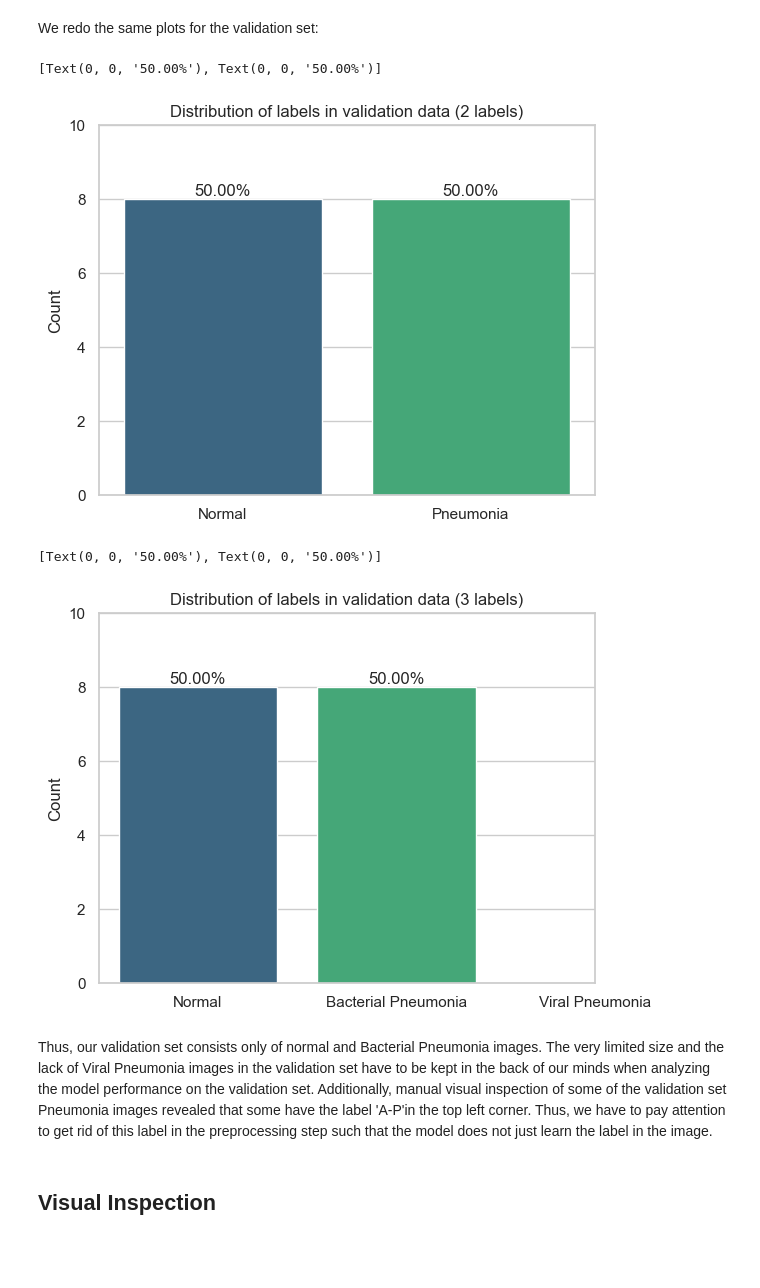
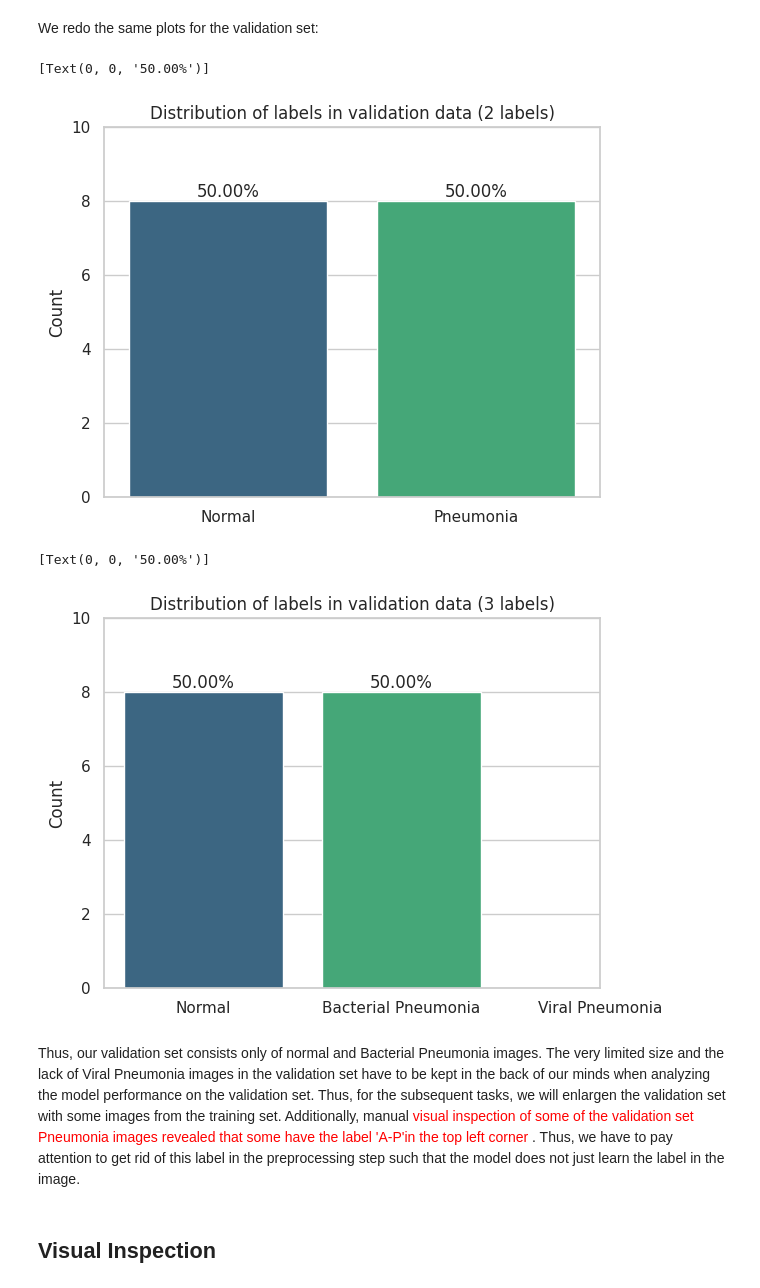
Before and after one commit to JHSchlegel/ML4Healthcare, a Jupyter notebook: project1/task2/EDA.ipynb, the cells around one changed output. Drawn from its saved outputs; the diff is of its cells as text; code cells hidden in the pictures; blank space fills up the shorter version.

```diff
--- a/project1/task2/EDA.ipynb
+++ b/project1/task2/EDA.ipynb
@@ -57,7 +56,7 @@ def get_data(
 
             # read in images in grayscale foramt
             image_gray = cv2.imread(
-                os.path.join(folder_path, subfolder, file), cv2.IMREAD_GRAYSCALE
+                os.path.join(folder_path, subfolder, file)
             )
             # resize images to the same size
             image_resized = cv2.resize(image_gray, img_size)
@@ -137,14 +139,15 @@ We redo the same plots for the validation set:
 # %%
 ax = sns.countplot(x=val_labels, palette="viridis")
 plt.title("Distribution of labels in validation data (2 labels)")
 plt.xticks(ticks=[0, 1], labels=["Normal", "Pneumonia"])
 plt.ylabel("Count")
 plt.ylim(0, 10)
 # see https://stackoverflow.com/questions/76240680/how-do-i-add-a-percentage-to-a-countplot
 ax.bar_label(ax.containers[0], fmt=lambda x: f"{x/len(val_labels) * 100:.2f}%")
+ax.bar_label(ax.containers[1], fmt=lambda x: f"{x/len(val_labels) * 100:.2f}%")
 # %% [output]
-[Text(0, 0, '50.00%'), Text(0, 0, '50.00%')]
+[Text(0, 0, '50.00%')]
-[figure, old version]
+[figure, new version]
 # %%
 ax = sns.countplot(x=val_labels_all_types, palette="viridis")
 plt.title("Distribution of labels in validation data (3 labels)")
@@ -153,11 +156,12 @@ plt.ylabel("Count")
 plt.ylim(0, 10)
 # see https://stackoverflow.com/questions/76240680/how-do-i-add-a-percentage-to-a-countplot
 ax.bar_label(ax.containers[0], fmt=lambda x: f"{x/len(val_labels) * 100:.2f}%")
+ax.bar_label(ax.containers[1], fmt=lambda x: f"{x/len(val_labels) * 100:.2f}%")
 # %% [output]
-[Text(0, 0, '50.00%'), Text(0, 0, '50.00%')]
+[Text(0, 0, '50.00%')]
-[figure, old version]
+[figure, new version]
 # %% [markdown]
-Thus, our validation set consists only of normal and Bacterial Pneumonia images. The very limited size and the lack of Viral Pneumonia images in the validation set have to be kept in the back of our minds when analyzing the model performance on the validation set. Additionally, manual visual inspection of some of the validation set Pneumonia images revealed that some have the label 'A-P'in the top left corner. Thus, we have to pay attention to get rid of this label in the preprocessing step such that the model does not just learn the label in the image.
+Thus, our validation set consists only of normal and Bacterial Pneumonia images. The very limited size and the lack of Viral Pneumonia images in the validation set have to be kept in the back of our minds when analyzing the model performance on the validation set. Thus, for the subsequent tasks, we will enlargen the validation set with some images from the training set. Additionally, manual <span style = "color:red">visual inspection of some of the validation set Pneumonia images revealed that some have the label 'A-P'in the top left corner </span>. Thus, we have to pay attention to get rid of this label in the preprocessing step such that the model does not just learn the label in the image.
 # %% [markdown]
 ## Visual Inspection
 # %% [markdown]
```
Also changed, not shown: parts of 11 cells of this notebook.
